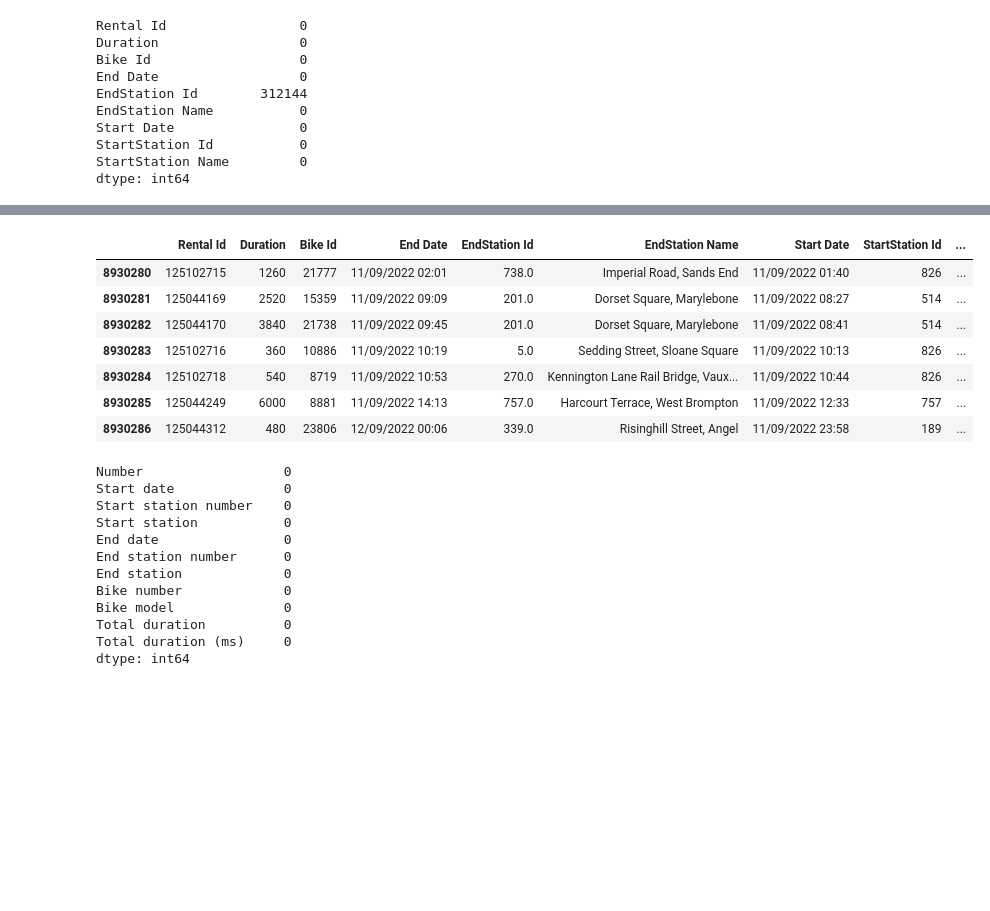
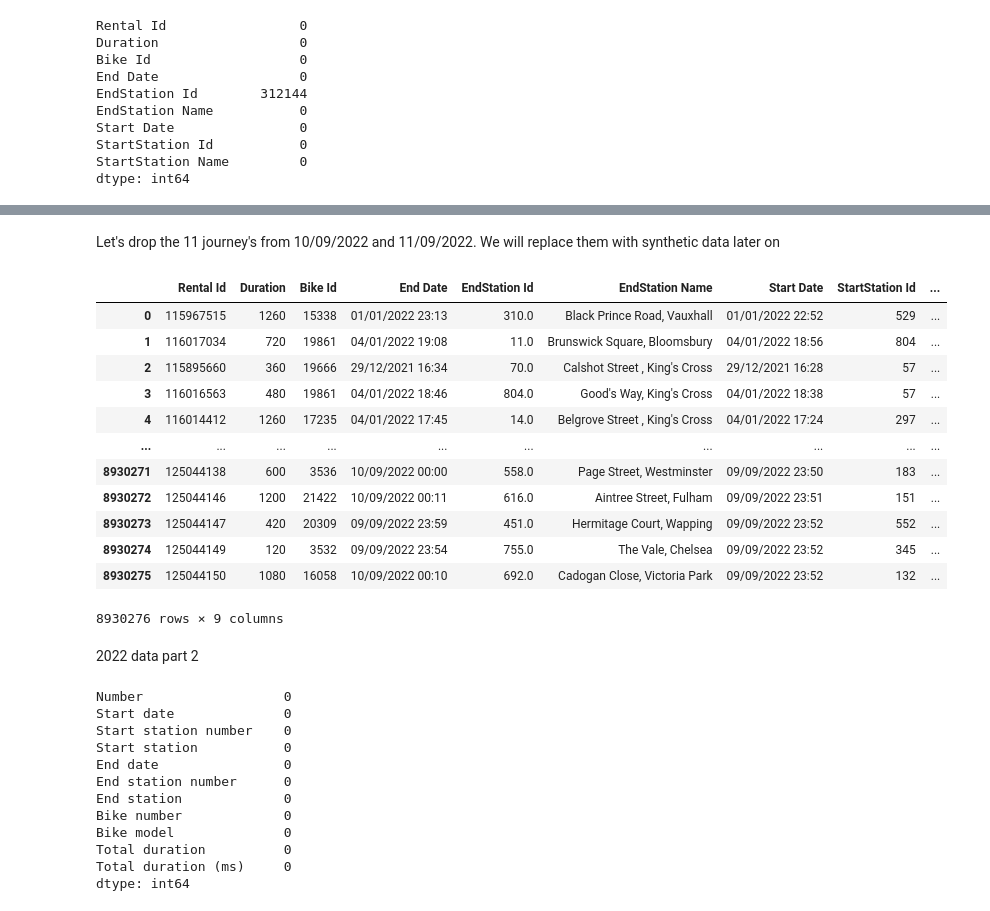
Before and after one commit to elrhmo/TfL_Bike_Analysis, a Jupyter notebook: data_prep.ipynb, the cells around one changed output, grey strips where cells are left out. Drawn from its saved outputs; the diff is of its cells as text; code cells hidden in the pictures; blank space fills up the shorter version.

Commit message:
commit - resolving 10-11/092022 missing data issue

```diff
--- a/data_prep.ipynb
+++ b/data_prep.ipynb
@@ -426,16 +422,30 @@ data_2022_p1
+# %% [markdown]
+Let's drop the 11 journey's from 10/09/2022 and 11/09/2022. We will replace them with synthetic data later on
 # %%
+
+
 df = data_2022_p1.copy()
 
 # Filter rows based on date condition
-filtered_df = df[df['Start Date'].str.contains('11/09/2022')]
+filtered_df = df[df['Start Date'].str.contains('17-09-2022')]
 
 filtered_df
+
+data_2022_p1_clean = data_2022_p1.drop(data_2022_p1[data_2022_p1['Start Date'].str.contains('10/09/2022')].index)
+data_2022_p1_clean2 = data_2022_p1_clean.drop(data_2022_p1_clean[data_2022_p1_clean['Start Date'].str.contains('11/09/2022')].index)
+
+data_2022_p1_clean2
 # %% [output]
 |  | Rental Id | Duration | Bike Id | End Date | EndStation Id | EndStation Name | Start Date | StartStation Id | ... |
-| 8930280 | 125102715 | 1260 | 21777 | 11/09/2022 02:01 | 738.0 | Imperial Road, Sands End | 11/09/2022 01:40 | 826 | ... |
-| 8930281 | 125044169 | 2520 | 15359 | 11/09/2022 09:09 | 201.0 | Dorset Square, Marylebone | 11/09/2022 08:27 | 514 | ... |
-| 8930282 | 125044170 | 3840 | 21738 | 11/09/2022 09:45 | 201.0 | Dorset Square, Marylebone | 11/09/2022 08:41 | 514 | ... |
-| 8930283 | 125102716 | 360 | 10886 | 11/09/2022 10:19 | 5.0 | Sedding Street, Sloane Square | 11/09/2022 10:13 | 826 | ... |
-| 8930284 | 125102718 | 540 | 8719 | 11/09/2022 10:53 | 270.0 | Kennington Lane Rail Bridge, Vaux... | 11/09/2022 10:44 | 826 | ... |
-| 8930285 | 125044249 | 6000 | 8881 | 11/09/2022 14:13 | 757.0 | Harcourt Terrace, West Brompton | 11/09/2022 12:33 | 757 | ... |
-| 8930286 | 125044312 | 480 | 23806 | 12/09/2022 00:06 | 339.0 | Risinghill Street, Angel | 11/09/2022 23:58 | 189 | ... |
+| 0 | 115967515 | 1260 | 15338 | 01/01/2022 23:13 | 310.0 | Black Prince Road, Vauxhall | 01/01/2022 22:52 | 529 | ... |
+| 1 | 116017034 | 720 | 19861 | 04/01/2022 19:08 | 11.0 | Brunswick Square, Bloomsbury | 04/01/2022 18:56 | 804 | ... |
+| 2 | 115895660 | 360 | 19666 | 29/12/2021 16:34 | 70.0 | Calshot Street , King's Cross | 29/12/2021 16:28 | 57 | ... |
+| 3 | 116016563 | 480 | 19861 | 04/01/2022 18:46 | 804.0 | Good's Way, King's Cross | 04/01/2022 18:38 | 57 | ... |
+| 4 | 116014412 | 1260 | 17235 | 04/01/2022 17:45 | 14.0 | Belgrove Street , King's Cross | 04/01/2022 17:24 | 297 | ... |
+| ... | ... | ... | ... | ... | ... | ... | ... | ... | ... |
+| 8930271 | 125044138 | 600 | 3536 | 10/09/2022 00:00 | 558.0 | Page Street, Westminster | 09/09/2022 23:50 | 183 | ... |
+| 8930272 | 125044146 | 1200 | 21422 | 10/09/2022 00:11 | 616.0 | Aintree Street, Fulham | 09/09/2022 23:51 | 151 | ... |
+| 8930273 | 125044147 | 420 | 20309 | 09/09/2022 23:59 | 451.0 | Hermitage Court, Wapping | 09/09/2022 23:52 | 552 | ... |
+| 8930274 | 125044149 | 120 | 3532 | 09/09/2022 23:54 | 755.0 | The Vale, Chelsea | 09/09/2022 23:52 | 345 | ... |
+| 8930275 | 125044150 | 1080 | 16058 | 10/09/2022 00:10 | 692.0 | Cadogan Close, Victoria Park | 09/09/2022 23:52 | 132 | ... |
+8930276 rows × 9 columns
@@ -447,3 +452,5 @@ df.to_csv(csv_file_path, index=False)
+# %% [markdown]
+2022 data part 2
 # %%
 # read in data with datetime data type for column 2 and column 5
 dfs_2022_p2 = (pd.read_csv(csv) for csv in csv_2022_p2)
```
Also changed, not shown: parts of 41 cells of this notebook.
